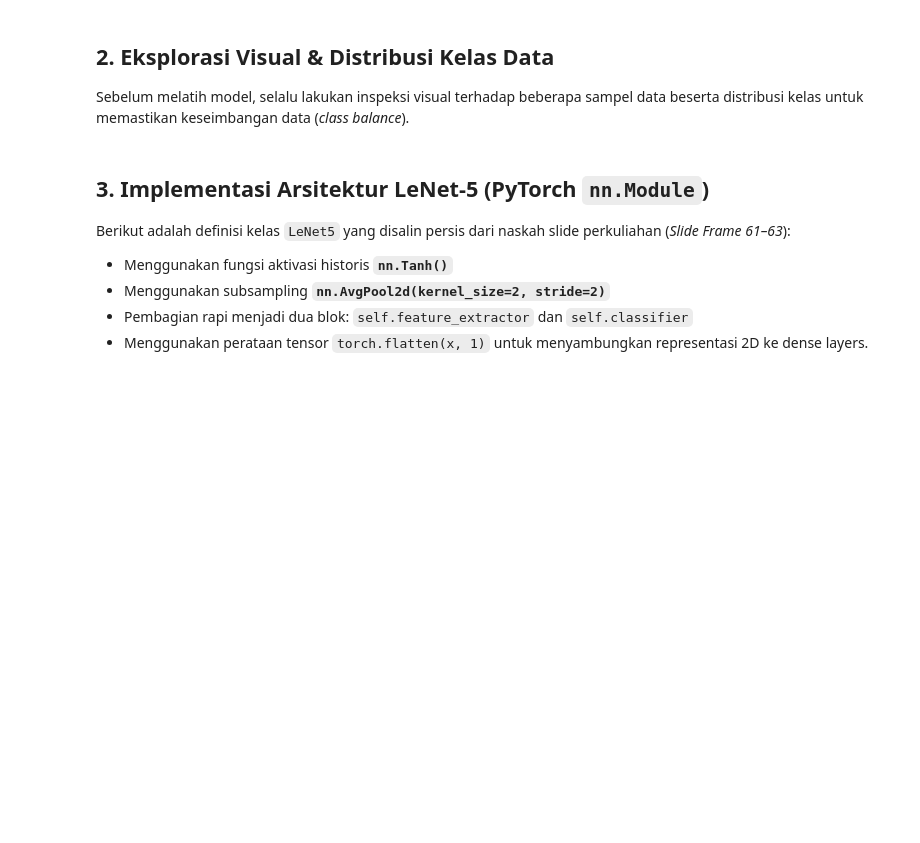
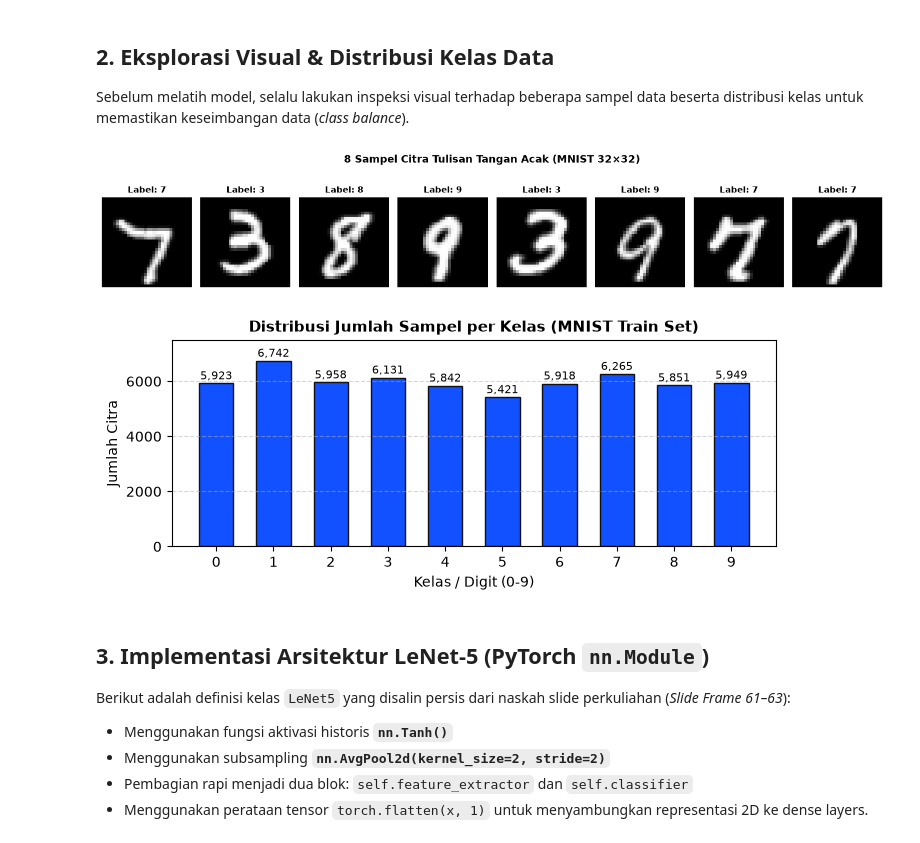
Before and after one commit to informatika-itera/deep-learning-IF25-40401, a Jupyter notebook: materials/notebooks/02-lenet5-pytorch.ipynb, the cells around one changed output. Saved outputs shown, nothing was run; the diff lists cells and outputs as text; code cells hidden in the pictures; blank space fills up the shorter version.

```diff
--- a/materials/notebooks/02-lenet5-pytorch.ipynb
+++ b/materials/notebooks/02-lenet5-pytorch.ipynb
@@ -99,36 +111,47 @@ print(f"  Bentuk Tensor Citra : {train_dataset[0][0].shape} (Channels=1, H=32, W
 
 Sebelum melatih model, selalu lakukan inspeksi visual terhadap beberapa sampel data beserta distribusi kelas untuk memastikan keseimbangan data (*class balance*).
 # %%
-# Visualisasi 8 sampel gambar pertama dari dataset
+# Visualisasi 8 sampel gambar acak dari dataset
+random_indices = np.random.choice(len(train_dataset), size=8, replace=False)
+
 fig, axs = plt.subplots(1, 8, figsize=(14, 2.5))
-for idx in range(8):
-    img, label = train_dataset[idx]
-    # Denormalisasi untuk visualisasi yang nyaman
+for ax, sample_idx in zip(axs, random_indices):
+    img, label = train_dataset[sample_idx]
     img_np = img.squeeze().numpy() * 0.3081 + 0.1307
-    axs[idx].imshow(img_np, cmap='gray')
-    axs[idx].set_title(f"Label: {label}", fontsize=11, fontweight='bold')
-    axs[idx].axis('off')
-plt.suptitle("8 Sampel Citra Tulisan Tangan (MNIST 32×32)", fontsize=13, fontweight='bold', y=1.05)
+
+    ax.imshow(img_np, cmap='gray')
+    ax.set_title(f"Label: {label}", fontsize=11, fontweight='bold')
+    ax.axis('off')
+
+plt.suptitle(
+    "8 Sampel Citra Tulisan Tangan Acak (MNIST 32×32)",
+    fontsize=13,
+    fontweight='bold',
+    y=1.05
+)
 plt.tight_layout()
 plt.show()
 
 # Cek distribusi jumlah sampel per kelas pada training set
 labels_train = np.array([train_dataset[i][1] for i in range(len(train_dataset))])
 counts = np.bincount(labels_train)
 
 fig, ax = plt.subplots(figsize=(7, 3))
 bars = ax.bar(range(10), counts, color='#1151FF', edgecolor='#111111', width=0.6)
 ax.set_title("Distribusi Jumlah Sampel per Kelas (MNIST Train Set)", fontsize=11, fontweight='bold')
 ax.set_xlabel("Kelas / Digit (0-9)")
 ax.set_ylabel("Jumlah Citra")
 ax.set_xticks(range(10))
 ax.grid(axis='y', linestyle='--', alpha=0.5)
 for bar in bars:
     yval = bar.get_height()
     ax.text(bar.get_x() + bar.get_width()/2, yval + 50, f"{yval:,}", ha='center', va='bottom', fontsize=8)
 plt.ylim(0, 7500)
 plt.tight_layout()
 plt.show()
+# %% [output]
+[figure, added]
+[figure, added]
 # %% [markdown]
 ## 3. Implementasi Arsitektur LeNet-5 (PyTorch `nn.Module`)
 
```
Also changed, not shown: parts of 24 cells of this notebook, 5 other files.
